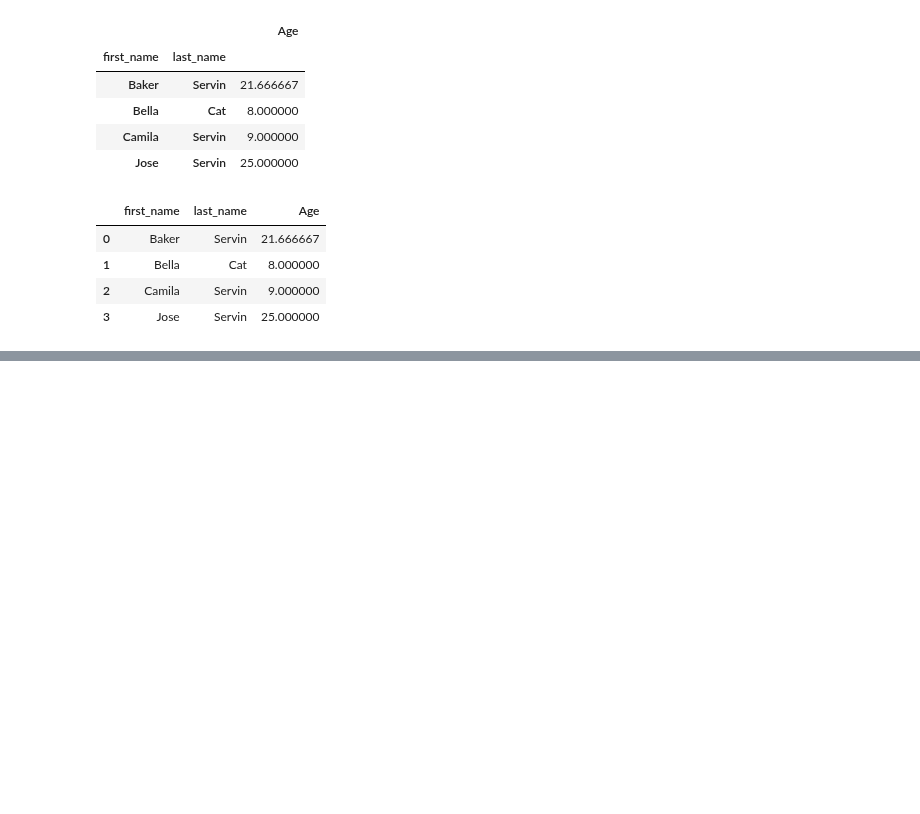
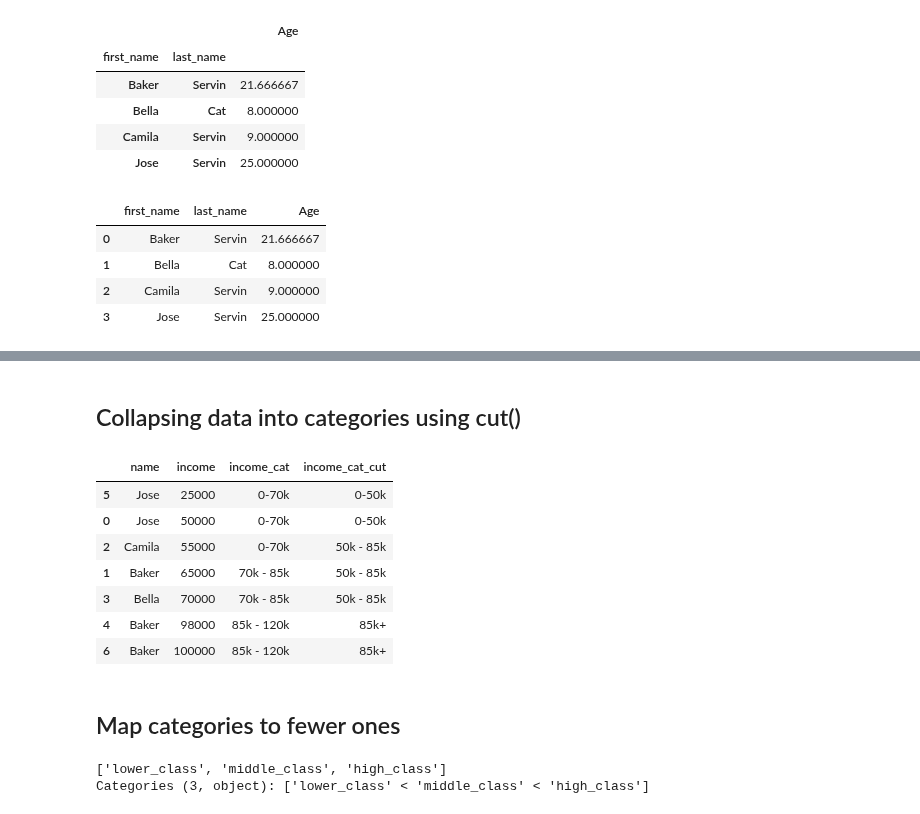
Before and after one commit to Jose-Servin/DataCamp, a Jupyter notebook: Courses/Cleaning_Data/cleaning_data.ipynb, the cells around one changed output, grey strips where cells are left out. Saved outputs shown, nothing was run; the diff lists cells and outputs as text; code cells hidden in the pictures; blank space fills up the shorter version.

```diff
--- a/Courses/Cleaning_Data/cleaning_data.ipynb
+++ b/Courses/Cleaning_Data/cleaning_data.ipynb
@@ -416,0 +625,14 @@ members
+# %%
+people = {
+    'name':['Jose','Baker','Camila','Bella','Baker','Jose','Baker'],
+    'income':[50000,65000,55000,70000,98000,25000,100000]
+}
+people = pd.DataFrame(people)
+# %%
+group_names = ['0-70k','70k - 85k','85k - 120k']
+people['income_cat'] = pd.qcut(
+    people['income'],
+    q = 3,
+    labels=group_names
+)
+people
@@ -416,0 +648,38 @@ members
+# %% [markdown]
+## Collapsing data into categories using cut()
+# %%
+# define ranges and names
+ranges = [0, 50000, 85000, np.inf]
+names = ['0-50k','50k - 85k','85k+']
+
+# create new category column
+people['income_cat_cut'] = pd.cut(
+    people['income'],
+    bins = ranges,
+    labels= names
+)
+
+people.sort_values('income')
+# %% [output]
+|  | name | income | income_cat | income_cat_cut |
+| 5 | Jose | 25000 | 0-70k | 0-50k |
+| 0 | Jose | 50000 | 0-70k | 0-50k |
+| 2 | Camila | 55000 | 0-70k | 50k - 85k |
+| 1 | Baker | 65000 | 70k - 85k | 50k - 85k |
+| 3 | Bella | 70000 | 70k - 85k | 50k - 85k |
+| 4 | Baker | 98000 | 85k - 120k | 85k+ |
+| 6 | Baker | 100000 | 85k - 120k | 85k+ |
+# %% [markdown]
+## Map categories to fewer ones
+# %%
+# define map using key equal to current categories and value to new category
+mapping = {
+    '0-50k':'lower_class',
+    '50k - 85k':'middle_class',
+    '85k+':'high_class'
+}
+people['income_cat_cut'] = people['income_cat_cut'].replace(mapping)
+people['income_cat_cut'].unique() # this should return 3 values since that how any new values were created from keys in mapping dictionary
+# %% [output]
+['lower_class', 'middle_class', 'high_class']
+Categories (3, object): ['lower_class' < 'middle_class' < 'high_class']
```
Also changed, not shown: parts of 47 cells of this notebook.
